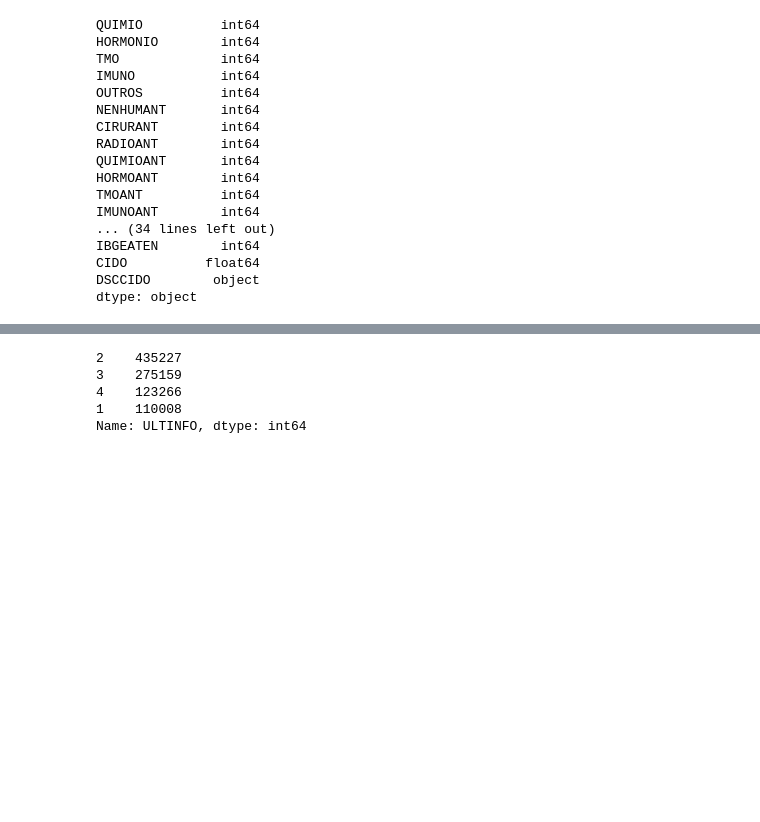
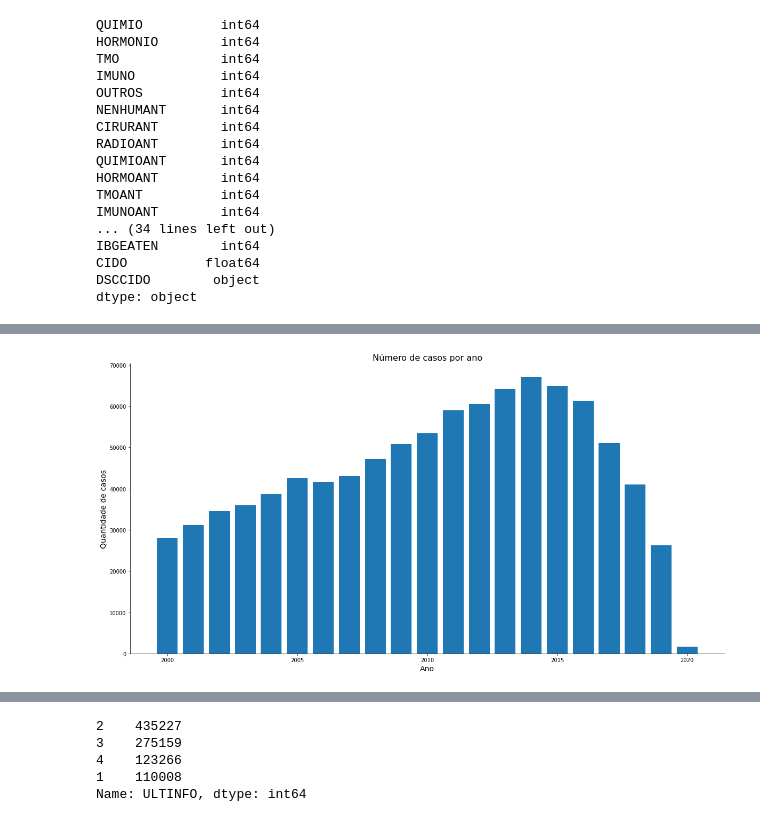
Before and after one commit to DCD-NSEE/cancer_project, a Jupyter notebook: docs/Cancer Data Analysis.ipynb, the cells around one changed output, grey strips where cells are left out. Saved outputs shown, nothing was run; the diff lists cells and outputs as text; code cells hidden in the pictures; blank space fills up the shorter version.

Commit message:
updating graphs

```diff
--- a/docs/Cancer Data Analysis.ipynb
+++ b/docs/Cancer Data Analysis.ipynb
@@ -105,3 +98,14 @@ fig.show(config = {'staticPlot': True})
+# %%
+plt.figure(figsize=(20,10))
+plt.bar(height = data.ANODIAG.value_counts().sort_index(), x=np.sort(data.ANODIAG.unique()))
+plt.xlabel('Ano', size=14)
+plt.ylabel('Quantidade de casos', size=14)
+plt.title('Número de casos por ano', size=16)
+plt.gca().spines['top'].set_visible(False)
+plt.gca().spines['right'].set_visible(False)
+plt.show()
+# %% [output]
+[figure, added]
 # %%
 masc = data[data.SEXO == 1]
 fem = data[data.SEXO == 2]
```
Also changed, not shown: parts of 91 cells of this notebook, 38 other files.
